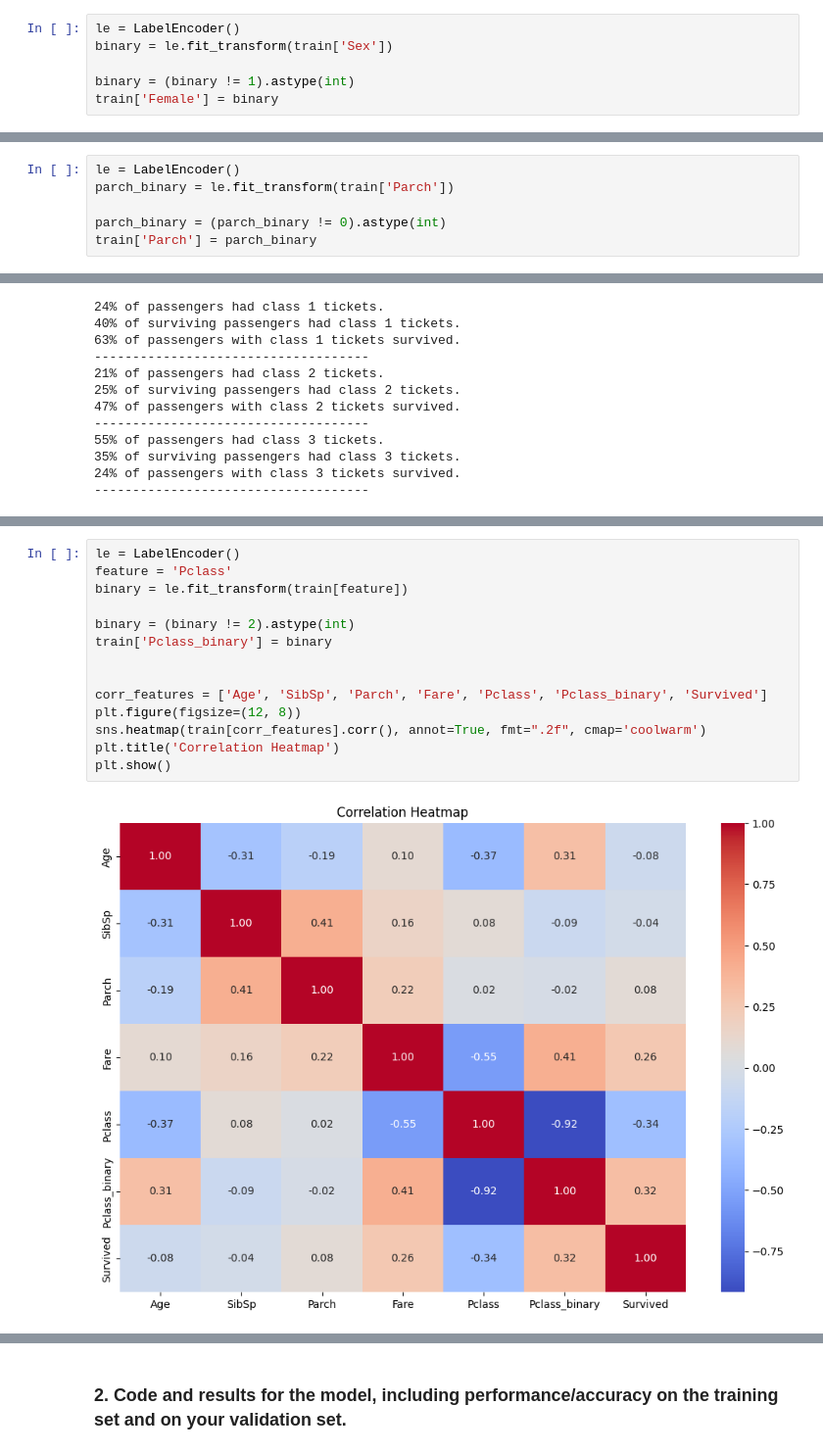
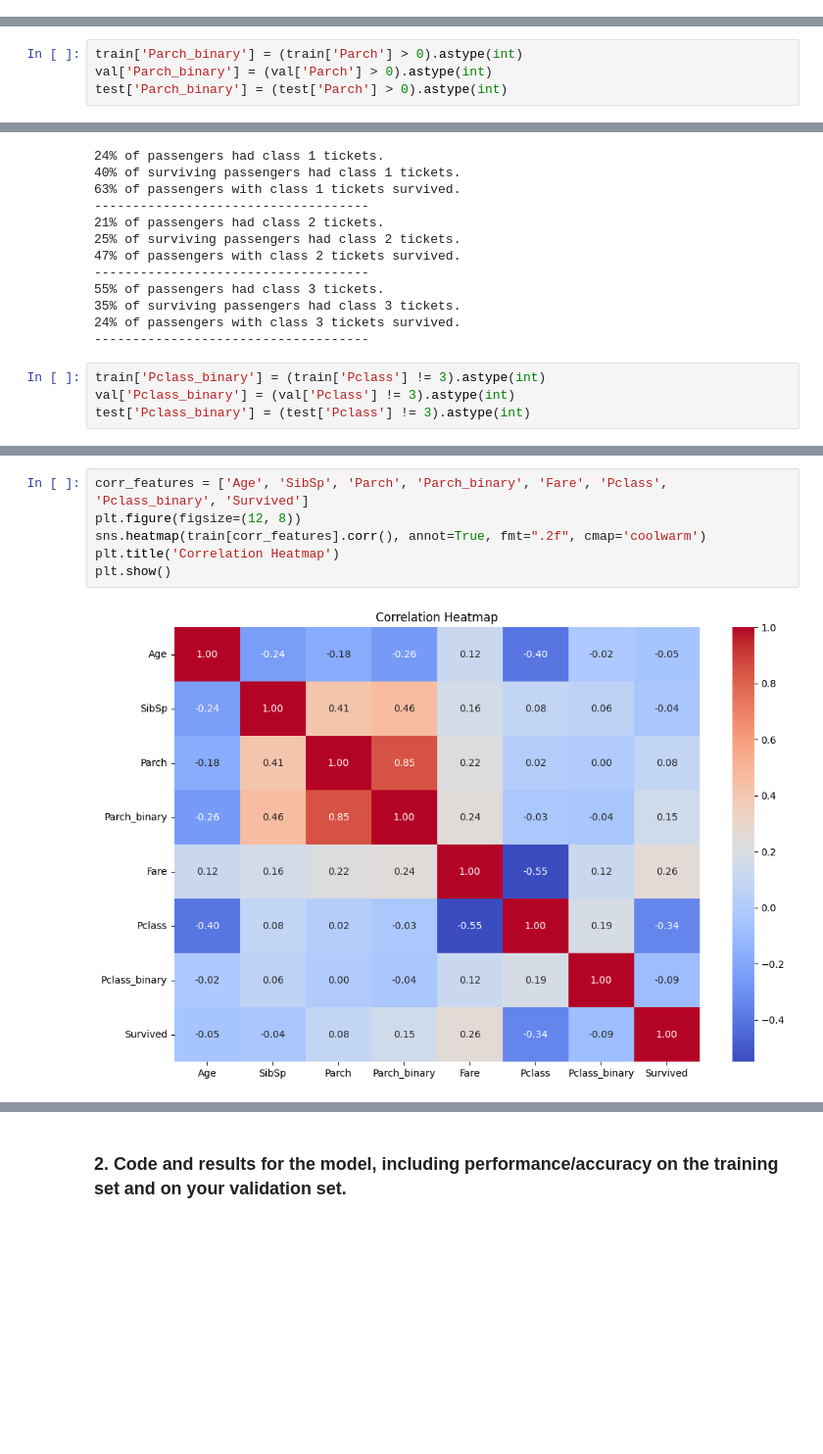
Before and after one commit to CateMerfeld/class_work, a Jupyter notebook: data_mining/cs548_programming_assignment_2.ipynb, the cells around one changed output, grey strips where cells are left out. Shown at 98% size. Cells and saved outputs as stored; diff of their text form; blank space fills up the shorter version.

```diff
--- a/data_mining/cs548_programming_assignment_2.ipynb
+++ b/data_mining/cs548_programming_assignment_2.ipynb
@@ -204,6 +210,0 @@ from sklearn.preprocessing import StandardScaler
-# %%
-le = LabelEncoder()
-binary = le.fit_transform(train['Sex'])
-
-binary = (binary != 1).astype(int)
-train['Female'] = binary
@@ -309,10 +314,8 @@ for class_num in range(1,7):
 ------------------------------------
 # %% [markdown]
 Since survival rate was about the same for passengers who 1 to 3 parents or children on board (and very very few passengers had more than three parents or children on board), I think it makes sense to make 'Parch' into a binary [0='did not have children or parents', 1='had children or parents'] variable.
-# %%
-le = LabelEncoder()
-parch_binary = le.fit_transform(train['Parch'])
-
-parch_binary = (parch_binary != 0).astype(int)
-train['Parch'] = parch_binary
+# %%
+train['Parch_binary'] = (train['Parch'] > 0).astype(int)
+val['Parch_binary'] = (val['Parch'] > 0).astype(int)
+test['Parch_binary'] = (test['Parch'] > 0).astype(int)
 # %%
@@ -352,3 +355,7 @@ for class_num in range(1,4):
 35% of surviving passengers had class 3 tickets.
 24% of passengers with class 3 tickets survived.
 ------------------------------------
+# %%
+train['Pclass_binary'] = (train['Pclass'] != 3).astype(int)
+val['Pclass_binary'] = (val['Pclass'] != 3).astype(int)
+test['Pclass_binary'] = (test['Pclass'] != 3).astype(int)
@@ -355,17 +371,9 @@ for class_num in range(1,4):
 # %%
-le = LabelEncoder()
-feature = 'Pclass'
-binary = le.fit_transform(train[feature])
-
-binary = (binary != 2).astype(int)
-train['Pclass_binary'] = binary
-
-
-corr_features = ['Age', 'SibSp', 'Parch', 'Fare', 'Pclass', 'Pclass_binary', 'Survived']
+corr_features = ['Age', 'SibSp', 'Parch', 'Parch_binary', 'Fare', 'Pclass', 'Pclass_binary', 'Survived']
 plt.figure(figsize=(12, 8))
 sns.heatmap(train[corr_features].corr(), annot=True, fmt=".2f", cmap='coolwarm')
 plt.title('Correlation Heatmap')
 plt.show()
 # %% [output]
-[figure, old version]
+[figure, new version]
 # %% [markdown]
```
Also changed, not shown: parts of 53 cells of this notebook, 1 other file.
